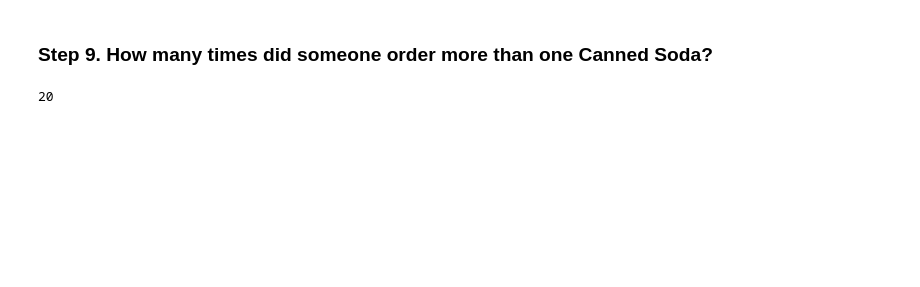
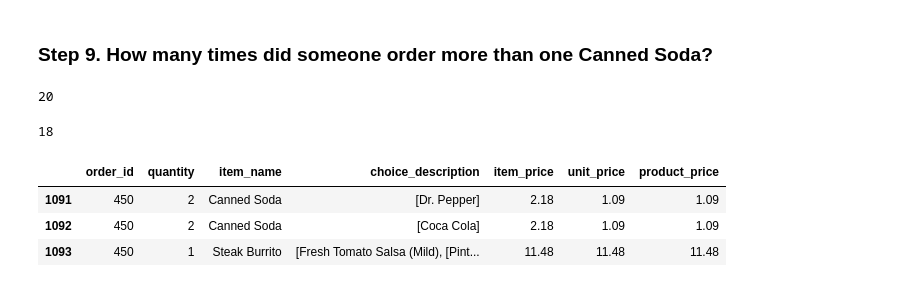
Before and after one commit to haizeaj/2026-10-BILBAO-FT-Data-Science, a Jupyter notebook: 2-Data_Analysis/2-Pandas/Practica/1-Chipotle/Chipotle_haizea.ipynb, the cells around one changed output. Drawn from its saved outputs; the diff is of its cells as text; code cells hidden in the pictures; blank space fills up the shorter version.

```diff
--- a/2-Data_Analysis/2-Pandas/Practica/1-Chipotle/Chipotle_haizea.ipynb
+++ b/2-Data_Analysis/2-Pandas/Practica/1-Chipotle/Chipotle_haizea.ipynb
@@ -137,3 +311,14 @@ print(veggie_salad_orders)
 print(len(chipo[(chipo['item_name'] == 'Canned Soda') & (chipo['quantity'] > 1)]))
 # %% [output]
 20
+# %%
+print(chipo.loc[(chipo["item_name"] == "Canned Soda") & (chipo["quantity"]>1), "order_id"].nunique())
+# %% [output]
+18
+# %%
+chipo.loc[chipo["order_id"] == 450]
+# %% [output]
+|  | order_id | quantity | item_name | choice_description | item_price | unit_price | product_price |
+| 1091 | 450 | 2 | Canned Soda | [Dr. Pepper] | 2.18 | 1.09 | 1.09 |
+| 1092 | 450 | 2 | Canned Soda | [Coca Cola] | 2.18 | 1.09 | 1.09 |
+| 1093 | 450 | 1 | Steak Burrito | [Fresh Tomato Salsa (Mild), [Pint... | 11.48 | 11.48 | 11.48 |
```
Also changed, not shown: parts of 22 cells of this notebook, 1 other file.
